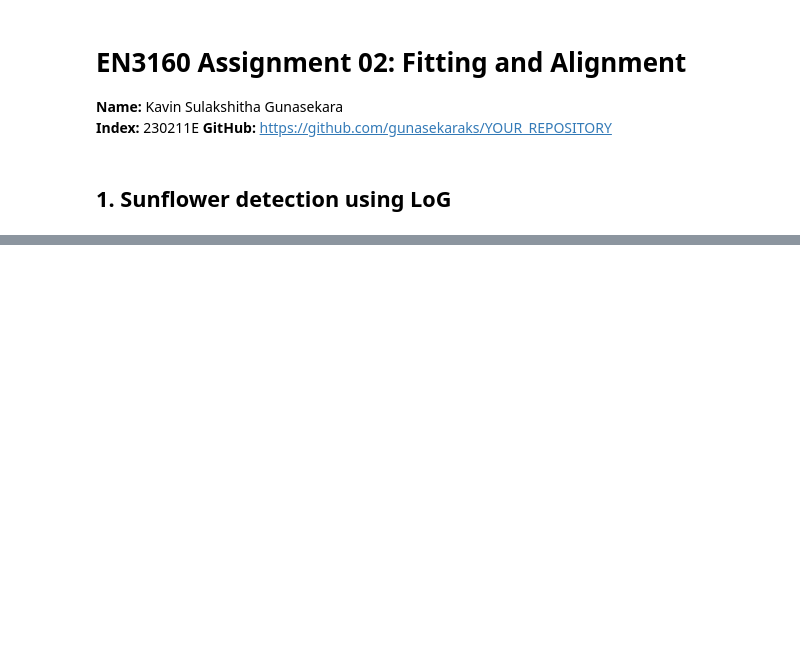
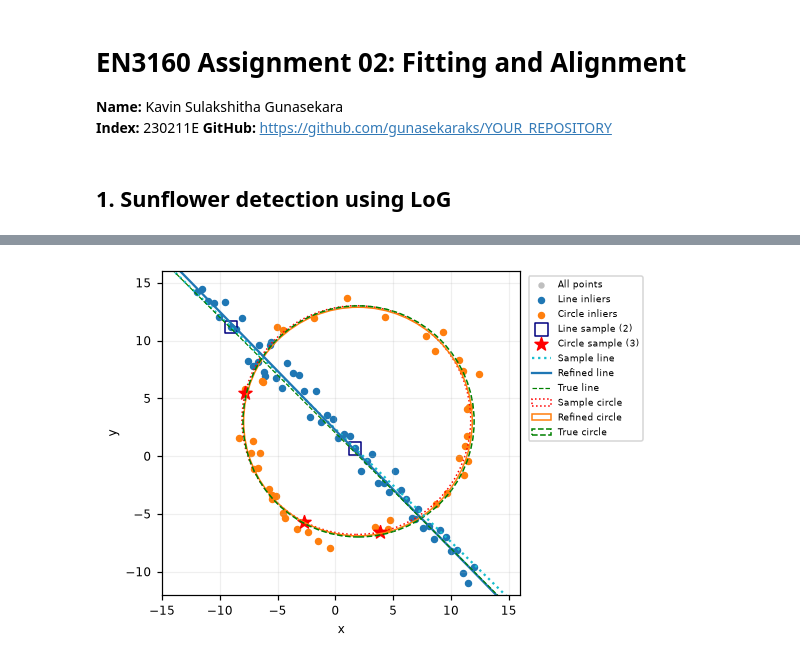
Before and after one commit to gunasekaraks/Fitting-and-Alignment, a Jupyter notebook: getting_started.ipynb, the cells around one changed output, grey strips where cells are left out. Drawn from its saved outputs; the diff is of its cells as text; code cells hidden in the pictures; blank space fills up the shorter version.

```diff
--- a/getting_started.ipynb
+++ b/getting_started.ipynb
@@ -116,0 +333,47 @@ FileNotFoundError: Cannot read image: images\the_berry_farms_sunflower_field.jpe
+# %%
+def draw_line(ax, model, limits, **kwargs):
+    a, b, d = model
+    if abs(b) > 1e-8:
+        xx = np.array(limits)
+        ax.plot(xx, (d - a*xx)/b, **kwargs)
+    else:
+        ax.axvline(d/a, **kwargs)
+
+
+fig, ax = plt.subplots(figsize=(6.5, 3.4))
+ax.scatter(*X.T, s=10, color="0.75", label="All points")
+ax.scatter(*X[line_mask].T, s=15, color="tab:blue", label="Line inliers")
+ax.scatter(*X[circle_mask].T, s=15, color="tab:orange",
+           label="Circle inliers")
+
+ax.scatter(*line_sample.T, s=65, marker="s", facecolors="none",
+           edgecolors="navy", label="Line sample (2)")
+ax.scatter(*circle_sample.T, s=80, marker="*", color="red",
+           label="Circle sample (3)")
+
+limits = (-15, 16)
+draw_line(ax, line_result["model"], limits,
+          color="tab:cyan", linestyle=":", label="Sample line")
+draw_line(ax, line_model, limits,
+          color="tab:blue", linewidth=1.5, label="Refined line")
+draw_line(ax, np.array([1, 1, 2])/np.sqrt(2), limits,
+          color="green", linestyle="--", linewidth=0.8,
+          label="True line")
+
+for model, color, style, label in [
+    (circle_result["model"], "red", ":", "Sample circle"),
+    (circle_model, "tab:orange", "-", "Refined circle"),
+    (np.r_[center_gt, r_gt], "green", "--", "True circle")
+]:
+    ax.add_patch(plt.Circle(
+        model[:2], model[2], fill=False, color=color,
+        linestyle=style, linewidth=1, label=label
+    ))
+
+ax.set(xlim=limits, ylim=(-12, 16), xlabel="x", ylabel="y")
+ax.set_aspect("equal")
+ax.grid(alpha=0.2)
+ax.legend(loc="upper left", bbox_to_anchor=(1.01, 1))
+plt.show()
+# %% [output]
+[figure, added]
```
Also changed, not shown: parts of 8 cells of this notebook.
